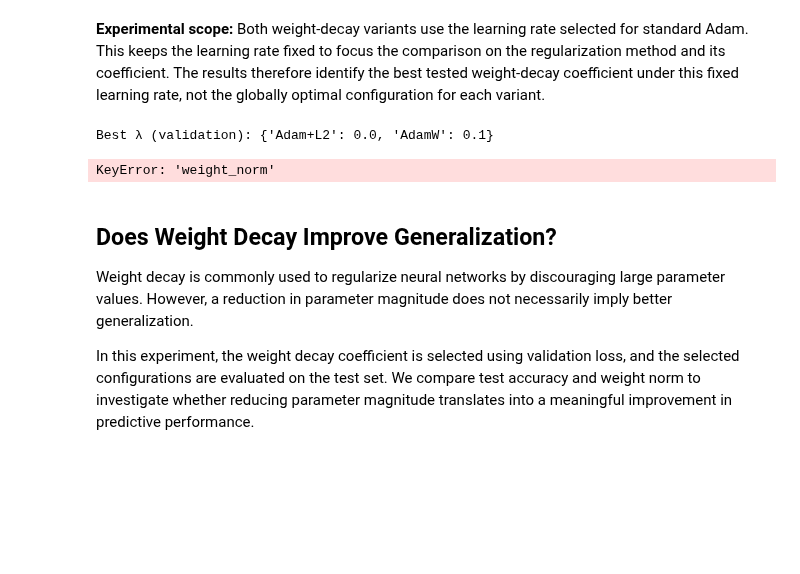
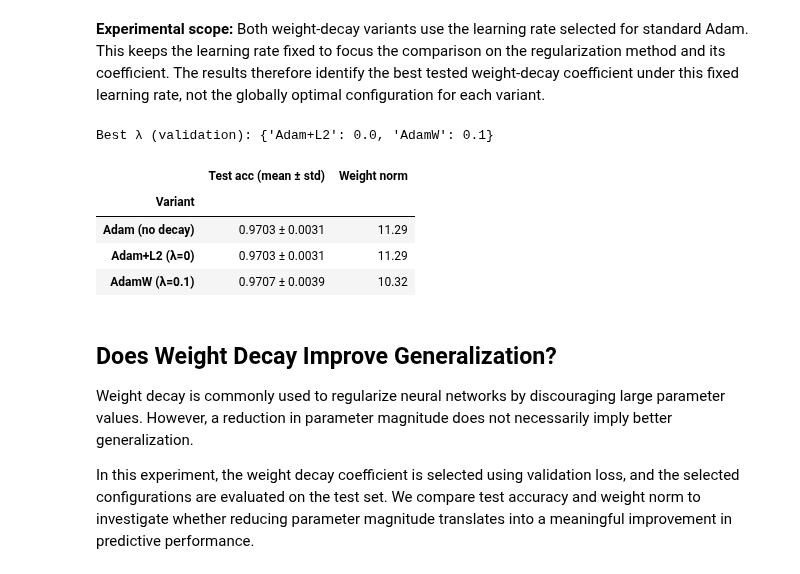
Before and after one commit to Yossefmohammed/optimizers-compared-fairly, a Jupyter notebook: optimizers_comparison.ipynb, the cells around one changed output. Drawn from its saved outputs; the diff is of its cells as text; code cells hidden in the pictures; blank space fills up the shorter version.

Commit message:
solve the error

```diff
--- a/optimizers_comparison.ipynb
+++ b/optimizers_comparison.ipynb
@@ -404,28 +404,32 @@ display(wd_mean)
 # %%
 # best λ per variant (on validation), then final test comparison on the final seeds
 best_wd = {}
 
 for variant in ["Adam+L2", "AdamW"]:
     d = wd_mean[wd_mean.variant == variant]
     best_row = d.loc[d["val_loss"].idxmin()]
 
     best_wd[variant] = float(best_row["wd"])
 
 print("Best λ (validation):", best_wd)
 
 rows = []
 for label, name, wd in [("Adam (no decay)", "Adam", None),
                         (f"Adam+L2 (λ={best_wd['Adam+L2']:g})", "Adam+L2", best_wd["Adam+L2"]),
                         (f"AdamW (λ={best_wd['AdamW']:g})", "AdamW", best_wd["AdamW"])]:
     runs = [train(name, lr_adam, s, weight_decay=wd, final=True) for s in FINAL_SEEDS]
-    ta = np.array([r["test_acc"] for r in runs]); wn = np.array([r["weight_norm"] for r in runs])
+    ta = np.array([r["test_acc"] for r in runs]); wn = np.array([r["Weight-matrix L2 norm (biases excluded)"] for r in runs])
     rows.append({"Variant": label, "Test acc (mean ± std)": f"{ta.mean():.4f} ± {ta.std():.4f}",
                  "Weight norm": f"{wn.mean():.2f}"})
 wd_final = pd.DataFrame(rows).set_index("Variant"); display(wd_final)
 with open("results/adamw_vs_l2.md", "w") as f: f.write(df_to_md(wd_final.reset_index()))
 # %% [output]
 Best λ (validation): {'Adam+L2': 0.0, 'AdamW': 0.1}
-KeyError: 'weight_norm'
+|  | Test acc (mean ± std) | Weight norm |
+| Variant |  |  |
+| Adam (no decay) | 0.9703 ± 0.0031 | 11.29 |
+| Adam+L2 (λ=0) | 0.9703 ± 0.0031 | 11.29 |
+| AdamW (λ=0.1) | 0.9707 ± 0.0039 | 10.32 |
 # %% [markdown]
 ## Does Weight Decay Improve Generalization?
 
```
Also changed, not shown: 1 other file.
